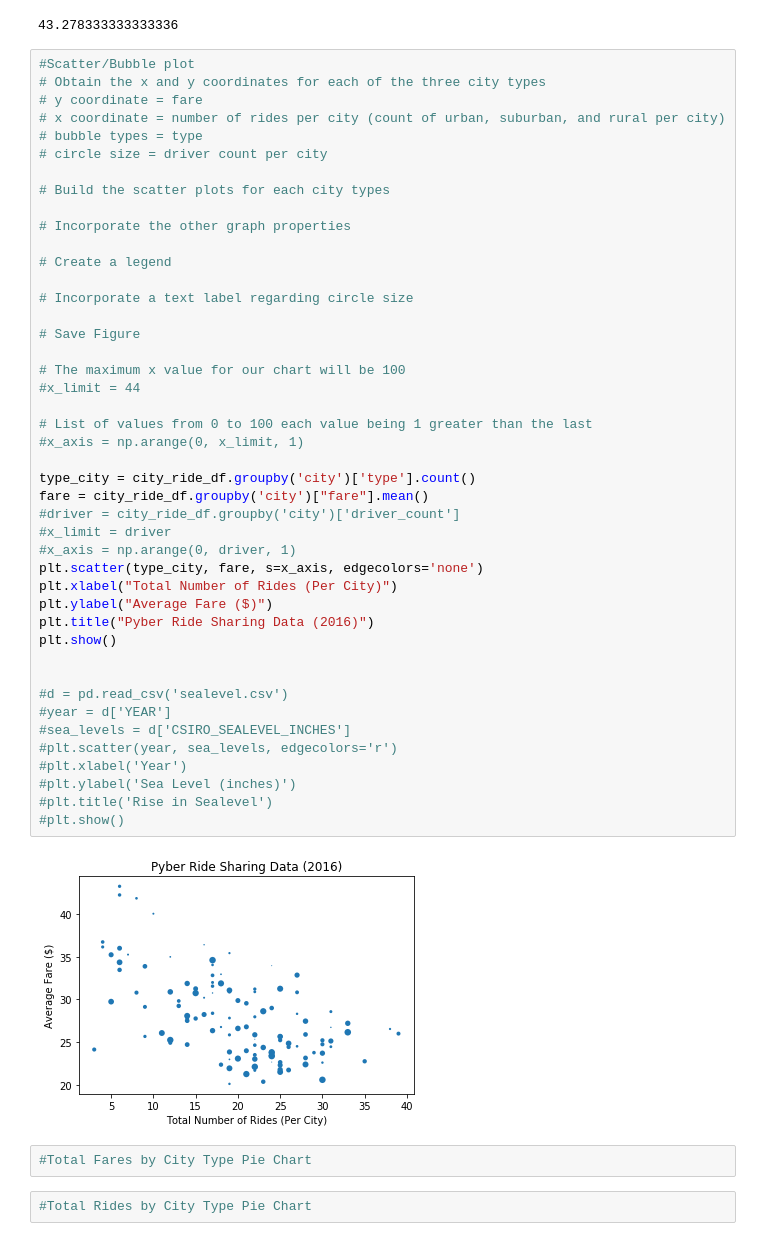
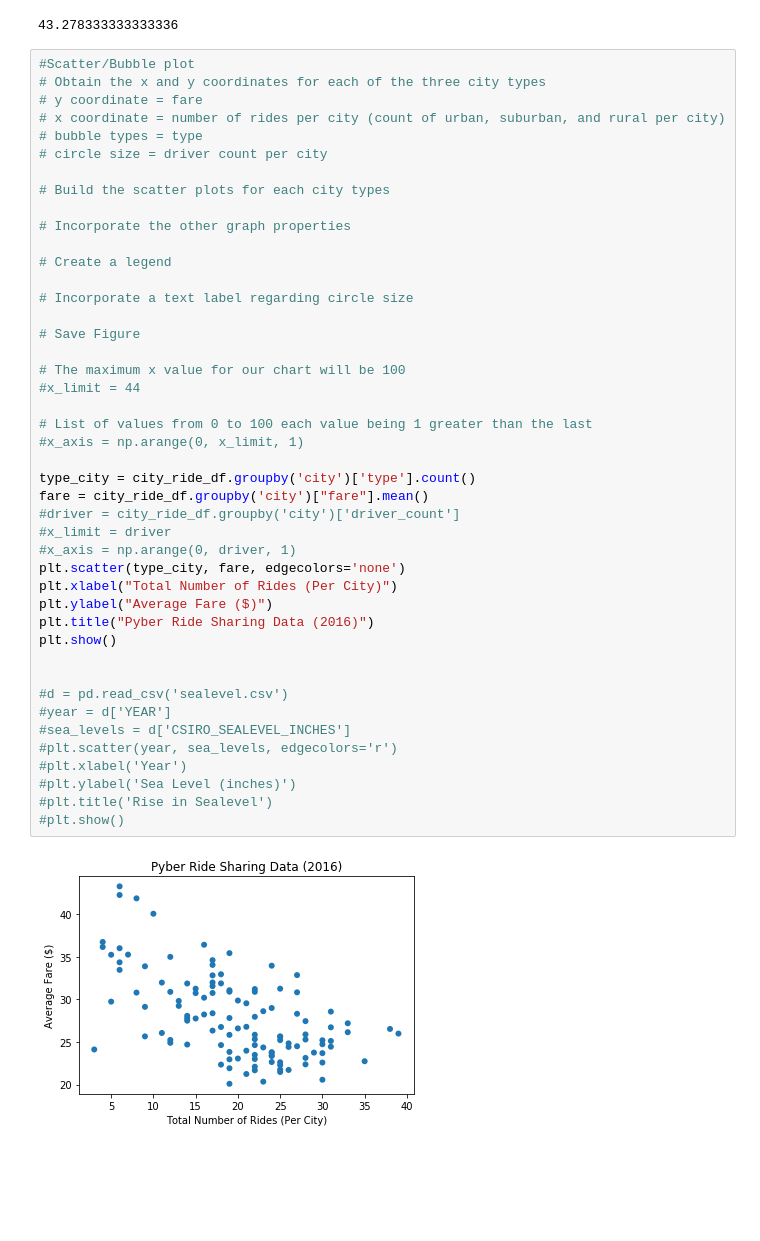
Before and after one commit to erjacobs2/Matplotlib, a Jupyter notebook: Pyber.ipynb, the cells around one changed output. Cells and saved outputs as stored; diff of their text form; blank space fills up the shorter version.

```diff
--- a/Pyber.ipynb
+++ b/Pyber.ipynb
@@ -59,36 +59,32 @@ fare.max()
 # Incorporate a text label regarding circle size
 
 # Save Figure
 
 # The maximum x value for our chart will be 100
 #x_limit = 44
 
 # List of values from 0 to 100 each value being 1 greater than the last
 #x_axis = np.arange(0, x_limit, 1)
 
 type_city = city_ride_df.groupby('city')['type'].count()
 fare = city_ride_df.groupby('city')["fare"].mean()
 #driver = city_ride_df.groupby('city')['driver_count']
 #x_limit = driver
 #x_axis = np.arange(0, driver, 1)
-plt.scatter(type_city, fare, s=x_axis, edgecolors='none')
+plt.scatter(type_city, fare, edgecolors='none')
 plt.xlabel("Total Number of Rides (Per City)")
 plt.ylabel("Average Fare ($)")
 plt.title("Pyber Ride Sharing Data (2016)")
 plt.show()
 
 
 #d = pd.read_csv('sealevel.csv')
 #year = d['YEAR']
 #sea_levels = d['CSIRO_SEALEVEL_INCHES']
 #plt.scatter(year, sea_levels, edgecolors='r')
 #plt.xlabel('Year')
 #plt.ylabel('Sea Level (inches)')
 #plt.title('Rise in Sealevel')
 #plt.show()
 # %% [output]
-[figure, old version]
+[figure, new version]
-# %%
-#Total Fares by City Type Pie Chart
-# %%
-#Total Rides by City Type Pie Chart
```
Also changed, not shown: parts of 6 cells of this notebook.
